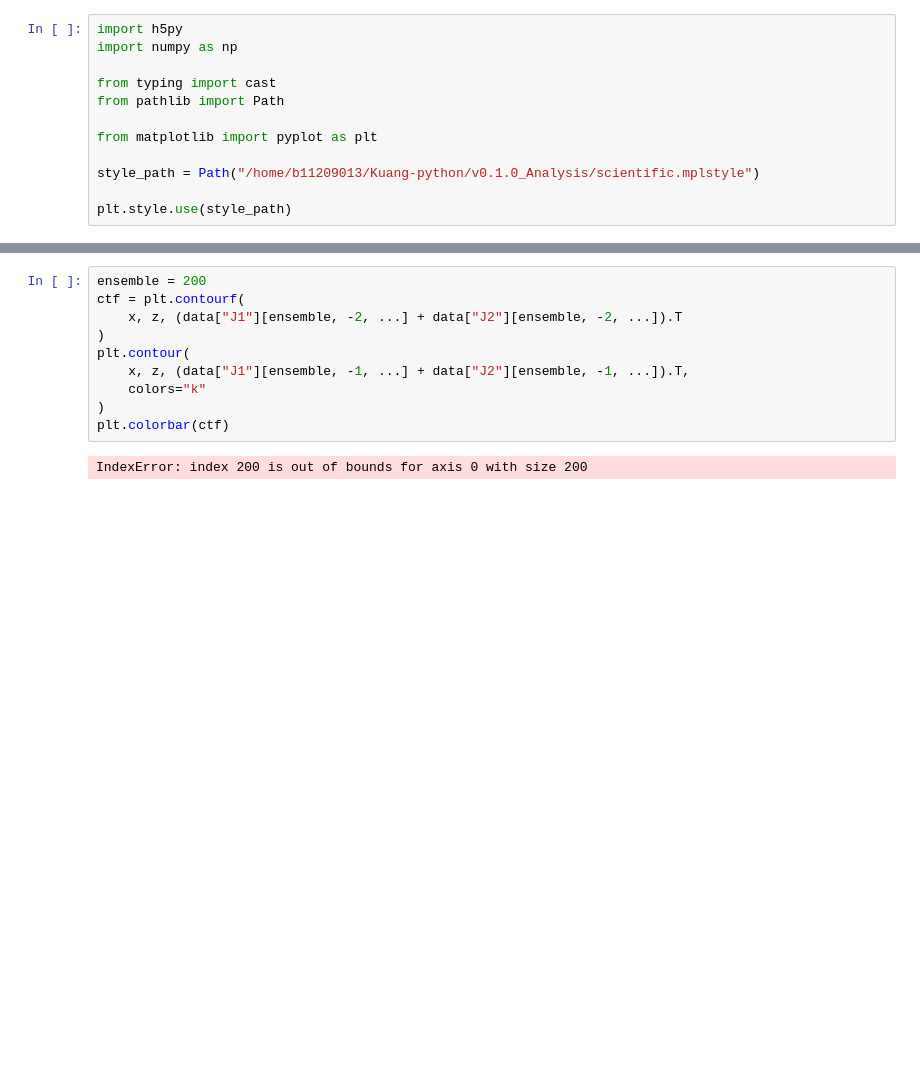
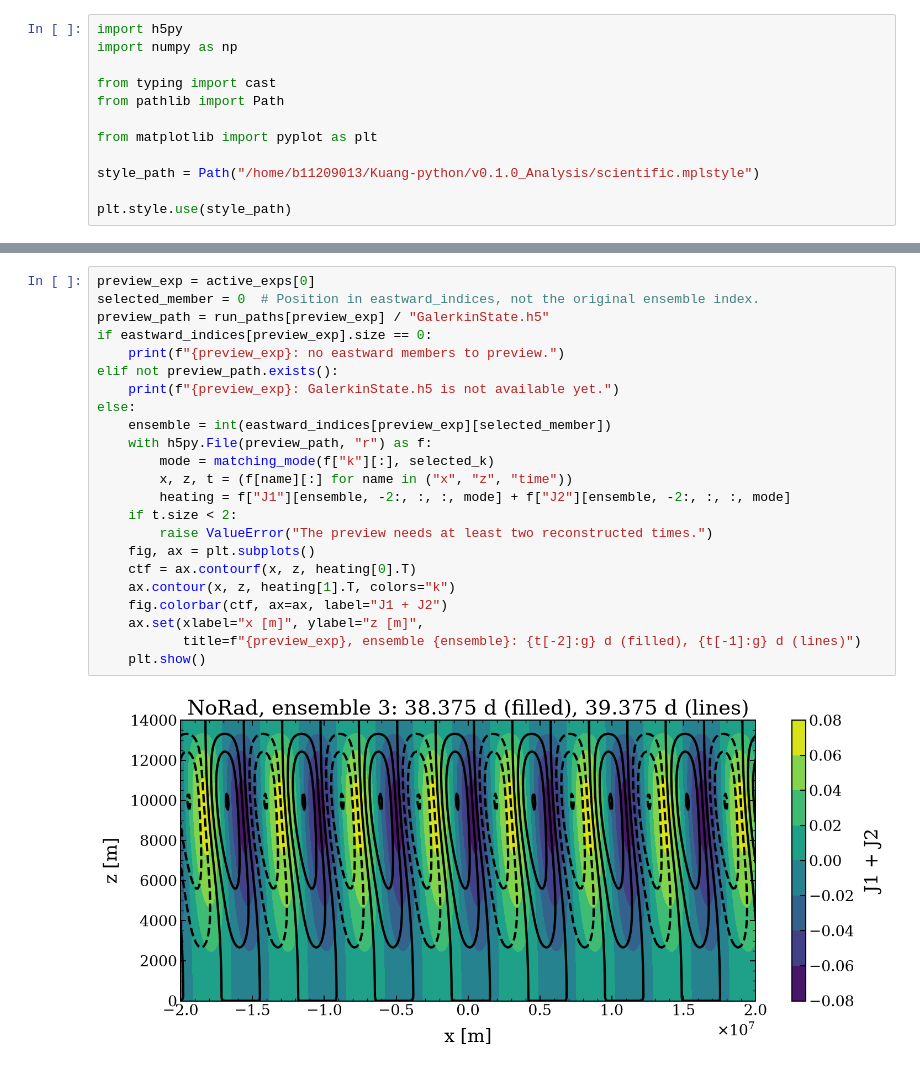
Before and after one commit to JosephKan828/Kuang-python, a Jupyter notebook: v0.1.0_Analysis/two_way/Identify_Eastward.ipynb, the cells around one changed output, grey strips where cells are left out. Cells and saved outputs as stored; diff of their text form; blank space fills up the shorter version.

```diff
--- a/v0.1.0_Analysis/two_way/Identify_Eastward.ipynb
+++ b/v0.1.0_Analysis/two_way/Identify_Eastward.ipynb
@@ -38,12 +164,25 @@ with h5py.File(data_path / FILES[0] / "GalerkinState.h5", "r") as f:
 # %%
-ensemble = 200
-ctf = plt.contourf(
-    x, z, (data["J1"][ensemble, -2, ...] + data["J2"][ensemble, -2, ...]).T
-)
-plt.contour(
-    x, z, (data["J1"][ensemble, -1, ...] + data["J2"][ensemble, -1, ...]).T,
-    colors="k"
-)
-plt.colorbar(ctf)
+preview_exp = active_exps[0]
+selected_member = 0  # Position in eastward_indices, not the original ensemble index.
+preview_path = run_paths[preview_exp] / "GalerkinState.h5"
+if eastward_indices[preview_exp].size == 0:
+    print(f"{preview_exp}: no eastward members to preview.")
+elif not preview_path.exists():
+    print(f"{preview_exp}: GalerkinState.h5 is not available yet.")
+else:
+    ensemble = int(eastward_indices[preview_exp][selected_member])
+    with h5py.File(preview_path, "r") as f:
+        mode = matching_mode(f["k"][:], selected_k)
+        x, z, t = (f[name][:] for name in ("x", "z", "time"))
+        heating = f["J1"][ensemble, -2:, :, :, mode] + f["J2"][ensemble, -2:, :, :, mode]
+    if t.size < 2:
+        raise ValueError("The preview needs at least two reconstructed times.")
+    fig, ax = plt.subplots()
+    ctf = ax.contourf(x, z, heating[0].T)
+    ax.contour(x, z, heating[1].T, colors="k")
+    fig.colorbar(ctf, ax=ax, label="J1 + J2")
+    ax.set(xlabel="x [m]", ylabel="z [m]",
+           title=f"{preview_exp}, ensemble {ensemble}: {t[-2]:g} d (filled), {t[-1]:g} d (lines)")
+    plt.show()
 # %% [output]
-IndexError: index 200 is out of bounds for axis 0 with size 200
+[figure, added]
```
Also changed, not shown: parts of 13 cells of this notebook.
